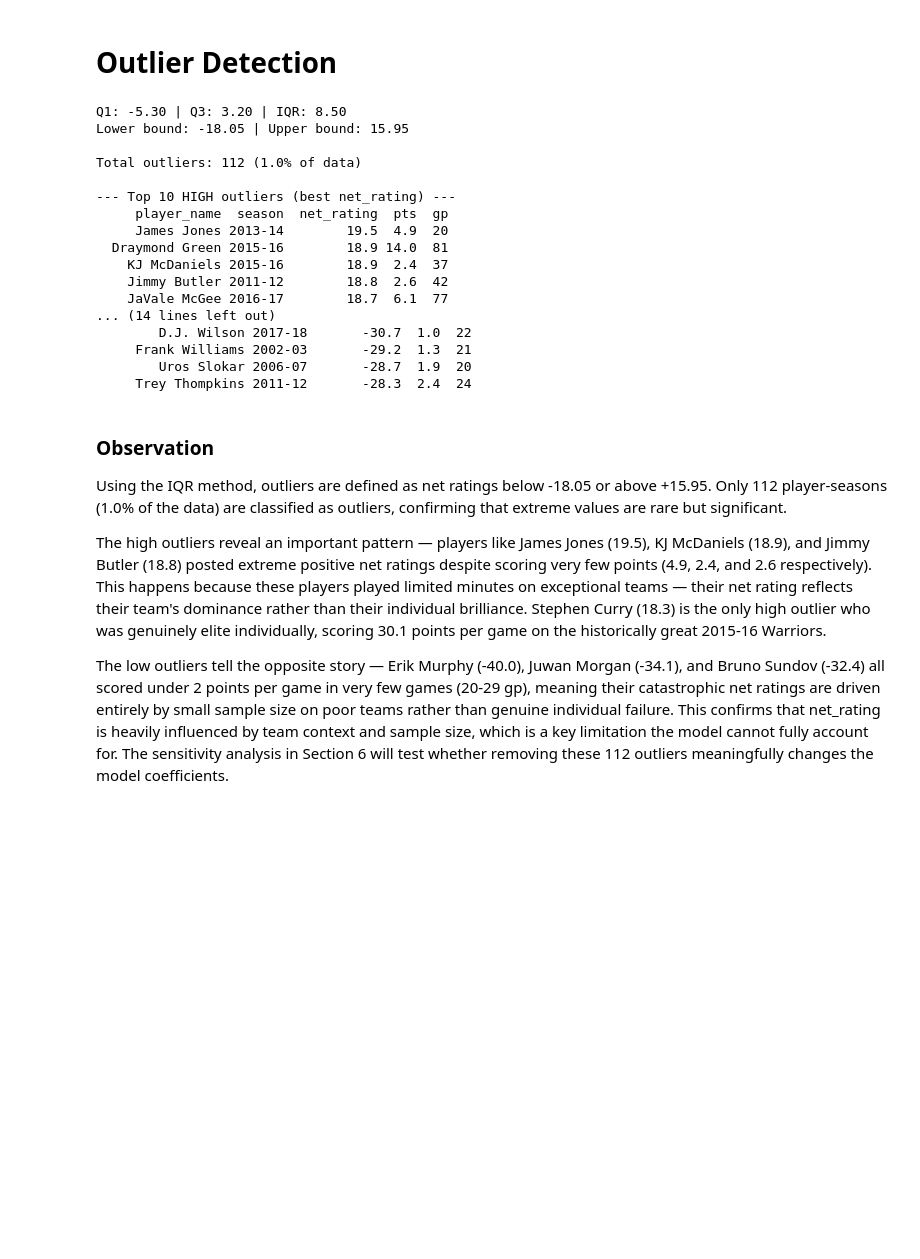
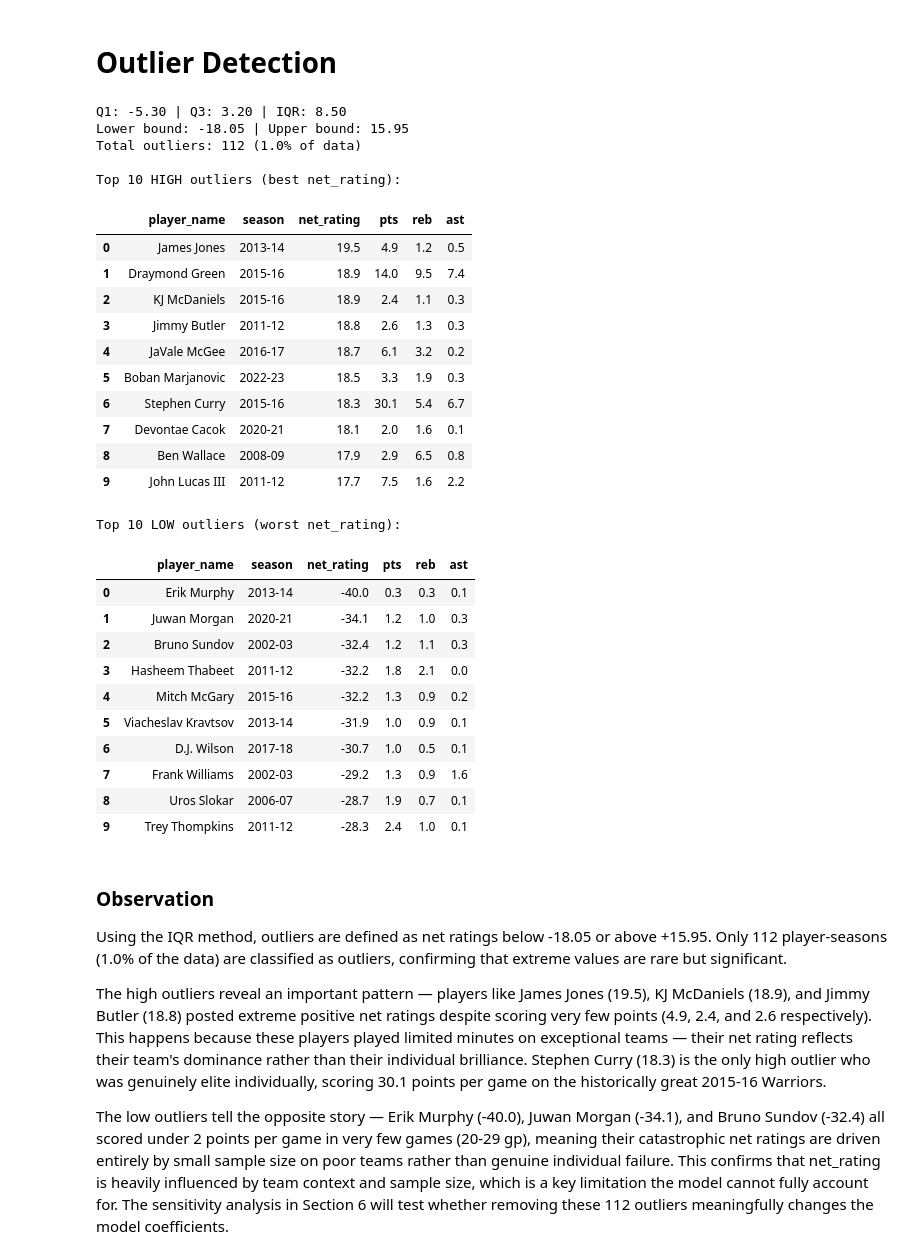
Before and after one commit to ChiragSethi-04/nba-performance-analysis, a Jupyter notebook: notebooks/01_EDA_ANALYSIS.ipynb, the cells around one changed output. Saved outputs shown, nothing was run; the diff lists cells and outputs as text; code cells hidden in the pictures; blank space fills up the shorter version.

```diff
--- a/notebooks/01_EDA_ANALYSIS.ipynb
+++ b/notebooks/01_EDA_ANALYSIS.ipynb
@@ -318,42 +319,54 @@ reinforces that draft round alone is a weak predictor of net_rating, motivating
 # %%
 Q1 = df['net_rating'].quantile(0.25)
 Q3 = df['net_rating'].quantile(0.75)
 IQR = Q3 - Q1
 
 lower_bound = Q1 - 1.5 * IQR
 upper_bound = Q3 + 1.5 * IQR
 
 outlier_mask = (df['net_rating'] < lower_bound) | (df['net_rating'] > upper_bound)
 
 print(f"Q1: {Q1:.2f} | Q3: {Q3:.2f} | IQR: {IQR:.2f}")
 print(f"Lower bound: {lower_bound:.2f} | Upper bound: {upper_bound:.2f}")
-print(f"\nTotal outliers: {outlier_mask.sum()} ({outlier_mask.mean()*100:.1f}% of data)")
+print(f"Total outliers: {outlier_mask.sum()} ({outlier_mask.mean()*100:.1f}% of data)\n")
 
-print("\n--- Top 10 HIGH outliers (best net_rating) ---")
-high_out = df[outlier_mask & (df['net_rating'] > 0)][['player_name','season','net_rating','pts','gp']].nlargest(10,'net_rating')
-print(high_out.to_string(index=False))
+high_out = df[df["net_rating"] > upper_bound].nlargest(10, "net_rating")[["player_name","season","net_rating","pts","reb","ast"]]
+low_out  = df[df["net_rating"] < lower_bound].nsmallest(10, "net_rating")[["player_name","season","net_rating","pts","reb","ast"]]
 
-print("\n--- Top 10 LOW outliers (worst net_rating) ---")
-low_out = df[outlier_mask & (df['net_rating'] < 0)][['player_name','season','net_rating','pts','gp']].nsmallest(10,'net_rating')
-print(low_out.to_string(index=False))
+print("Top 10 HIGH outliers (best net_rating):")
+display(high_out.reset_index(drop=True))
+
+print("\nTop 10 LOW outliers (worst net_rating):")
+display(low_out.reset_index(drop=True))
 # %% [output]
 Q1: -5.30 | Q3: 3.20 | IQR: 8.50
 Lower bound: -18.05 | Upper bound: 15.95
-
 Total outliers: 112 (1.0% of data)
 
---- Top 10 HIGH outliers (best net_rating) ---
-     player_name  season  net_rating  pts  gp
-     James Jones 2013-14        19.5  4.9  20
-  Draymond Green 2015-16        18.9 14.0  81
-    KJ McDaniels 2015-16        18.9  2.4  37
-    Jimmy Butler 2011-12        18.8  2.6  42
-    JaVale McGee 2016-17        18.7  6.1  77
-... (14 lines left out)
-        D.J. Wilson 2017-18       -30.7  1.0  22
-     Frank Williams 2002-03       -29.2  1.3  21
-        Uros Slokar 2006-07       -28.7  1.9  20
-     Trey Thompkins 2011-12       -28.3  2.4  24
+Top 10 HIGH outliers (best net_rating):
+|  | player_name | season | net_rating | pts | reb | ast |
+| 0 | James Jones | 2013-14 | 19.5 | 4.9 | 1.2 | 0.5 |
+| 1 | Draymond Green | 2015-16 | 18.9 | 14.0 | 9.5 | 7.4 |
+| 2 | KJ McDaniels | 2015-16 | 18.9 | 2.4 | 1.1 | 0.3 |
+| 3 | Jimmy Butler | 2011-12 | 18.8 | 2.6 | 1.3 | 0.3 |
+| 4 | JaVale McGee | 2016-17 | 18.7 | 6.1 | 3.2 | 0.2 |
+| 5 | Boban Marjanovic | 2022-23 | 18.5 | 3.3 | 1.9 | 0.3 |
+| 6 | Stephen Curry | 2015-16 | 18.3 | 30.1 | 5.4 | 6.7 |
+| 7 | Devontae Cacok | 2020-21 | 18.1 | 2.0 | 1.6 | 0.1 |
+| 8 | Ben Wallace | 2008-09 | 17.9 | 2.9 | 6.5 | 0.8 |
+| 9 | John Lucas III | 2011-12 | 17.7 | 7.5 | 1.6 | 2.2 |
+Top 10 LOW outliers (worst net_rating):
+|  | player_name | season | net_rating | pts | reb | ast |
+| 0 | Erik Murphy | 2013-14 | -40.0 | 0.3 | 0.3 | 0.1 |
+| 1 | Juwan Morgan | 2020-21 | -34.1 | 1.2 | 1.0 | 0.3 |
+| 2 | Bruno Sundov | 2002-03 | -32.4 | 1.2 | 1.1 | 0.3 |
+| 3 | Hasheem Thabeet | 2011-12 | -32.2 | 1.8 | 2.1 | 0.0 |
+| 4 | Mitch McGary | 2015-16 | -32.2 | 1.3 | 0.9 | 0.2 |
+| 5 | Viacheslav Kravtsov | 2013-14 | -31.9 | 1.0 | 0.9 | 0.1 |
+| 6 | D.J. Wilson | 2017-18 | -30.7 | 1.0 | 0.5 | 0.1 |
+| 7 | Frank Williams | 2002-03 | -29.2 | 1.3 | 0.9 | 1.6 |
+| 8 | Uros Slokar | 2006-07 | -28.7 | 1.9 | 0.7 | 0.1 |
+| 9 | Trey Thompkins | 2011-12 | -28.3 | 2.4 | 1.0 | 0.1 |
 # %% [markdown]
 
 ### Observation
```
Also changed, not shown: parts of 2 cells of this notebook, 4 other files.
